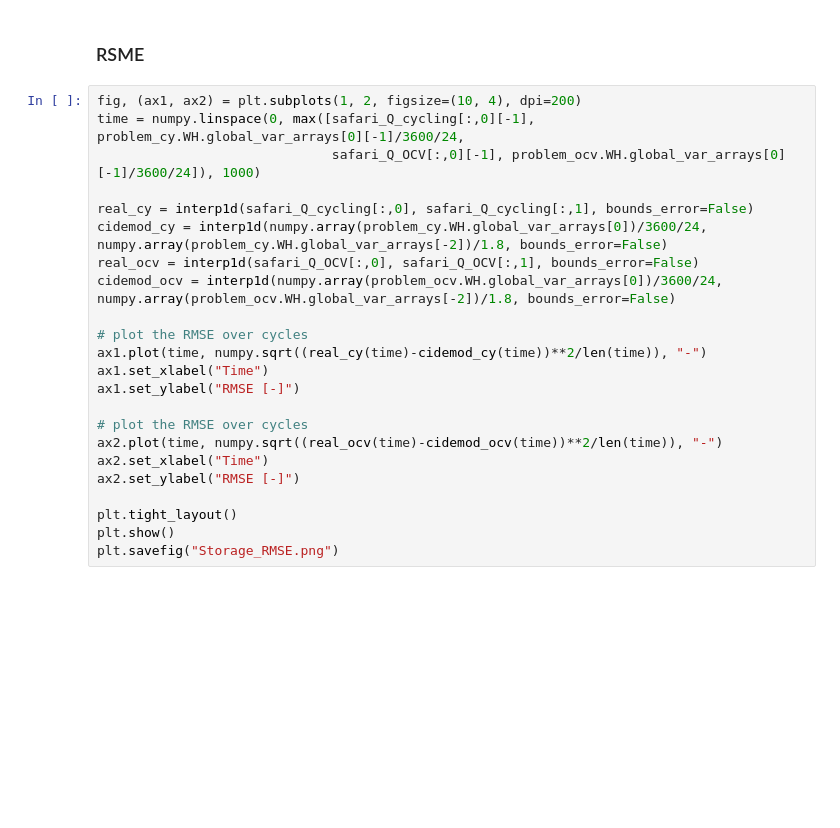
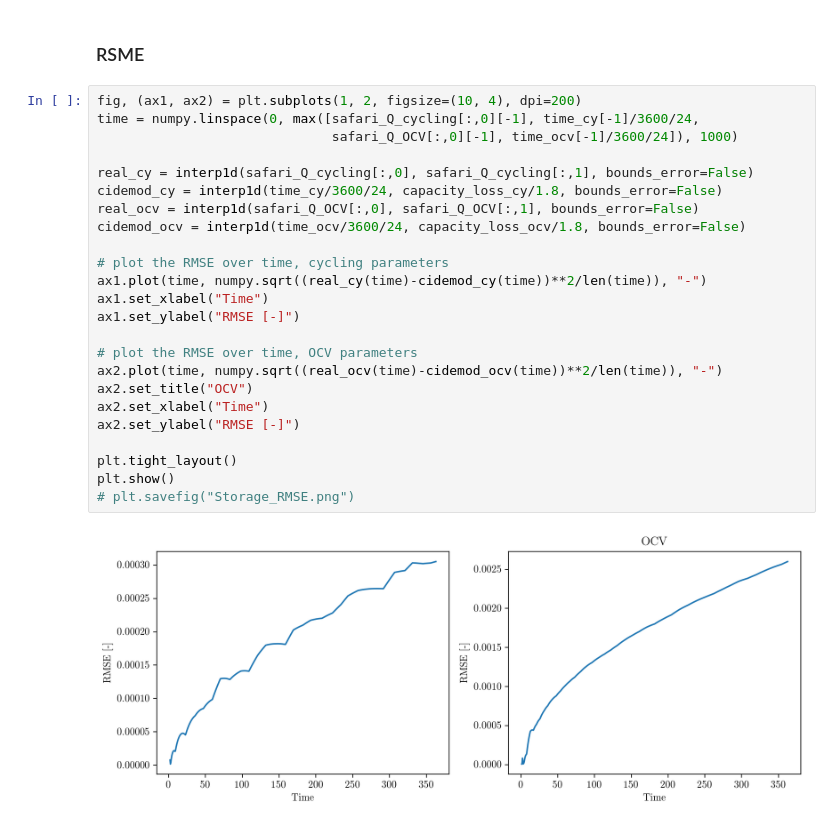
Before and after one commit to cidetec-energy-storage/cideMOD, a Jupyter notebook: examples/scripts_paper/Safari.ipynb, the cells around one changed output. Cells and saved outputs as stored; diff of their text form; blank space fills up the shorter version.

```diff
--- a/examples/scripts_paper/Safari.ipynb
+++ b/examples/scripts_paper/Safari.ipynb
@@ -359,24 +316,27 @@ plt.savefig("Storage.png")
 ### RSME
 # %%
 fig, (ax1, ax2) = plt.subplots(1, 2, figsize=(10, 4), dpi=200)
-time = numpy.linspace(0, max([safari_Q_cycling[:,0][-1], problem_cy.WH.global_var_arrays[0][-1]/3600/24,
-                              safari_Q_OCV[:,0][-1], problem_ocv.WH.global_var_arrays[0][-1]/3600/24]), 1000)
+time = numpy.linspace(0, max([safari_Q_cycling[:,0][-1], time_cy[-1]/3600/24,
+                              safari_Q_OCV[:,0][-1], time_ocv[-1]/3600/24]), 1000)
 
 real_cy = interp1d(safari_Q_cycling[:,0], safari_Q_cycling[:,1], bounds_error=False)
-cidemod_cy = interp1d(numpy.array(problem_cy.WH.global_var_arrays[0])/3600/24, numpy.array(problem_cy.WH.global_var_arrays[-2])/1.8, bounds_error=False)
+cidemod_cy = interp1d(time_cy/3600/24, capacity_loss_cy/1.8, bounds_error=False)
 real_ocv = interp1d(safari_Q_OCV[:,0], safari_Q_OCV[:,1], bounds_error=False)
-cidemod_ocv = interp1d(numpy.array(problem_ocv.WH.global_var_arrays[0])/3600/24, numpy.array(problem_ocv.WH.global_var_arrays[-2])/1.8, bounds_error=False)
+cidemod_ocv = interp1d(time_ocv/3600/24, capacity_loss_ocv/1.8, bounds_error=False)
 
-# plot the RMSE over cycles
+# plot the RMSE over time, cycling parameters
 ax1.plot(time, numpy.sqrt((real_cy(time)-cidemod_cy(time))**2/len(time)), "-")
 ax1.set_xlabel("Time")
 ax1.set_ylabel("RMSE [-]")
 
-# plot the RMSE over cycles
+# plot the RMSE over time, OCV parameters
 ax2.plot(time, numpy.sqrt((real_ocv(time)-cidemod_ocv(time))**2/len(time)), "-")
+ax2.set_title("OCV")
 ax2.set_xlabel("Time")
 ax2.set_ylabel("RMSE [-]")
 
 plt.tight_layout()
 plt.show()
-plt.savefig("Storage_RMSE.png")
+# plt.savefig("Storage_RMSE.png")
+# %% [output]
+[figure, added]
```
Also changed, not shown: parts of 16 cells of this notebook, 17 other files.
